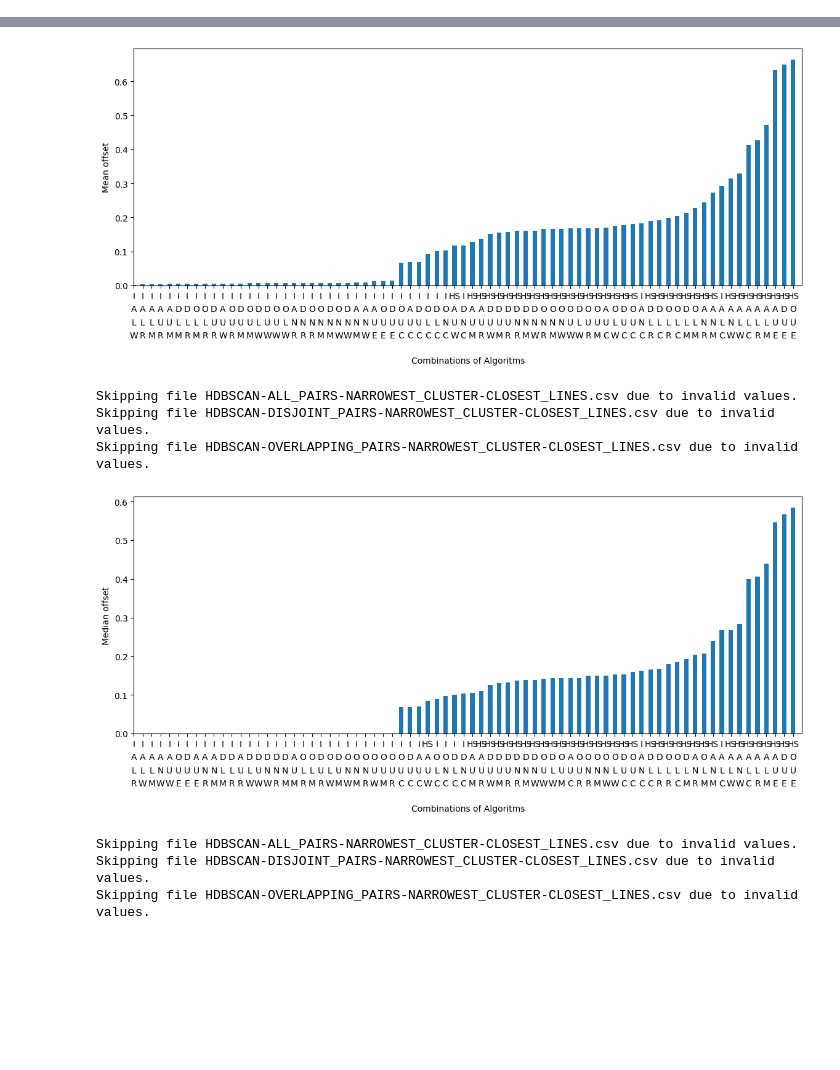
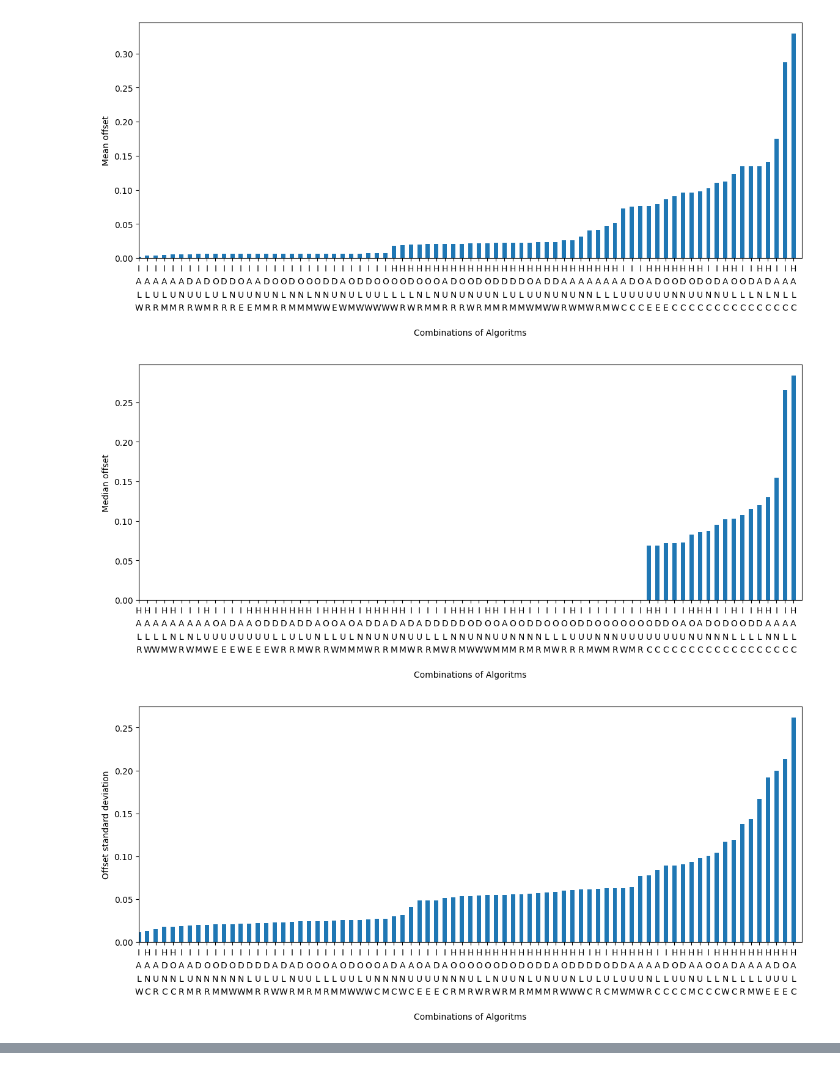
Before and after one commit to AlexLenitschek/ILDARSrevised, a Jupyter notebook: Offset_Plotter.ipynb, the cells around one changed output, grey strips where cells are left out. Cells and saved outputs as stored; diff of their text form; code cells hidden in the pictures; blank space fills up the shorter version.

Commit message:
Added Extraction and visualization

```diff
--- a/Offset_Plotter.ipynb
+++ b/Offset_Plotter.ipynb
@@ -75,7 +99,7 @@ from tabulate import tabulate
 
 # To generate Plots for different simulation runs, change folder name here.
 # Folder must be located in .../ILDARSrevised/results/
-folder_name = '100pyramidroom_INVandHDBmin_c5_07-10'
+folder_name = '100pyramidroom_INVandHDsample2minSize5plusERRORS'
 
 
 def calculate_sums(sorted_files):
@@ -84,8 +108,11 @@ def calculate_sums(sorted_files):
 
     return sum_of_values
 
-def filter_files_by_algorithm(sorted_files, algorithm_letters):
-    return [item for item in sorted_files if any(letter in item[0] for letter in algorithm_letters)]
+# def filter_files_by_algorithm(sorted_files, algorithm_letters):
+#     return [item for item in sorted_files if any(letter in item[0] for letter in algorithm_letters)]
+
+def filter_files_by_algorithm(sorted_files, algorithm_name):
+    return [item for item in sorted_files if algorithm_name in item[0].split('-')]
 
 def plot_sorted_data(sorted_files, plotname, name_y_axis):
     #file_names = [item[0][0] for item in sorted_files3]
@@ -138,43 +165,44 @@ sorted_by_median = sort_csv_files(folder_path, column_index, median)
 plot_sorted_data(sorted_by_median, "bymedian", "Median offset")
 
 sorted_by_std_dev = sort_csv_files(folder_path, column_index, stdev)
 plot_sorted_data(sorted_by_std_dev, "bystddev", "Offset standard deviation")
 
 sum_of_means = calculate_sums(sorted_by_mean)
 sum_of_medians = calculate_sums(sorted_by_median)
 sum_of_std_devs = calculate_sums(sorted_by_std_dev)
 
-# Calculate and print sums for the specific algorithms (I, G, S)
-algorithm_letters = ['INVERSION', 'GNOMONIC_PROJECTION', 'DBSCAN', 'HDBSCAN']
+algorithm_names = ['INVERSION', 'GNOMONIC_PROJECTION', 'DBSCAN', 'HDBSCAN']
 
 print(f"Sum of Means: {sum_of_means:.2f}")
 print(f"Sum of Medians: {sum_of_medians:.2f}")
 print(f"Sum of Standard Deviations: {sum_of_std_devs:.2f}\n")
 
 # Save the total sums to a text file
 txt_file_path = save_path / 'results.txt'
 with open(txt_file_path, 'w') as f:
     f.write(f"Sum of Means: {sum_of_means:.2f}\n")
     f.write(f"Sum of Medians: {sum_of_medians:.2f}\n")
     f.write(f"Sum of Standard Deviations: {sum_of_std_devs:.2f}\n\n")
 
-for letter in algorithm_letters:
-    filtered_means = filter_files_by_algorithm(sorted_by_mean, [letter])
-    filtered_medians = filter_files_by_algorithm(sorted_by_median, [letter])
-    filtered_std_devs = filter_files_by_algorithm(sorted_by_std_dev, [letter])
+for algorithm in algorithm_names:
+    filtered_means = filter_files_by_algorithm(sorted_by_mean, algorithm)
+    filtered_medians = filter_files_by_algorithm(sorted_by_median, algorithm)
+    filtered_std_devs = filter_files_by_algorithm(sorted_by_std_dev, algorithm)
 
     sum_of_means_specific = calculate_sums(filtered_means)
     sum_of_medians_specific = calculate_sums(filtered_medians)
     sum_of_std_devs_specific = calculate_sums(filtered_std_devs)
 
-    print(f"Sum of {letter} Means: {sum_of_means_specific:.2f}")
-    print(f"Sum of {letter} Medians: {sum_of_medians_specific:.2f}")
-    print(f"Sum of {letter} Standard Deviations: {sum_of_std_devs_specific:.2f}\n")
+    print(f"Sum of {algorithm} Means: {sum_of_means_specific:.2f}")
+    print(f"Sum of {algorithm} Medians: {sum_of_medians_specific:.2f}")
+    print(f"Sum of {algorithm} Standard Deviations: {sum_of_std_devs_specific:.2f}\n")
 
     # Save the values to a text file
-    txt_file_path = save_path / 'results.txt'
     with open(txt_file_path, 'a') as f:
-        f.write(f"Sum of {letter} Means: {sum_of_means_specific:.2f}\n")
-        f.write(f"Sum of {letter} Medians: {sum_of_medians_specific:.2f}\n")
-        f.write(f"Sum of {letter} Standard Deviations: {sum_of_std_devs_specific:.2f}\n")
+        f.write(f"Sum of {algorithm} Means: {sum_of_means_specific:.2f}\n")
+        f.write(f"Sum of {algorithm} Medians: {sum_of_medians_specific:.2f}\n")
+        f.write(f"Sum of {algorithm} Standard Deviations: {sum_of_std_devs_specific:.2f}\n\n")
 # %% [output]
+[figure, new version]
+[figure, new version]
+[figure, new version]
@@ -184,8 +227,0 @@ Skipping file HDBSCAN-OVERLAPPING_PAIRS-NARROWEST_CLUSTER-CLOSEST_LINES.csv due
-[figure, old version]
-Skipping file HDBSCAN-ALL_PAIRS-NARROWEST_CLUSTER-CLOSEST_LINES.csv due to invalid values.
-Skipping file HDBSCAN-DISJOINT_PAIRS-NARROWEST_CLUSTER-CLOSEST_LINES.csv due to invalid values.
-Skipping file HDBSCAN-OVERLAPPING_PAIRS-NARROWEST_CLUSTER-CLOSEST_LINES.csv due to invalid values.
-[figure, old version]
-Skipping file HDBSCAN-ALL_PAIRS-NARROWEST_CLUSTER-CLOSEST_LINES.csv due to invalid values.
-Skipping file HDBSCAN-DISJOINT_PAIRS-NARROWEST_CLUSTER-CLOSEST_LINES.csv due to invalid values.
-Skipping file HDBSCAN-OVERLAPPING_PAIRS-NARROWEST_CLUSTER-CLOSEST_LINES.csv due to invalid values.
```
Also changed, not shown: parts of 3 cells of this notebook, 2 other files.
